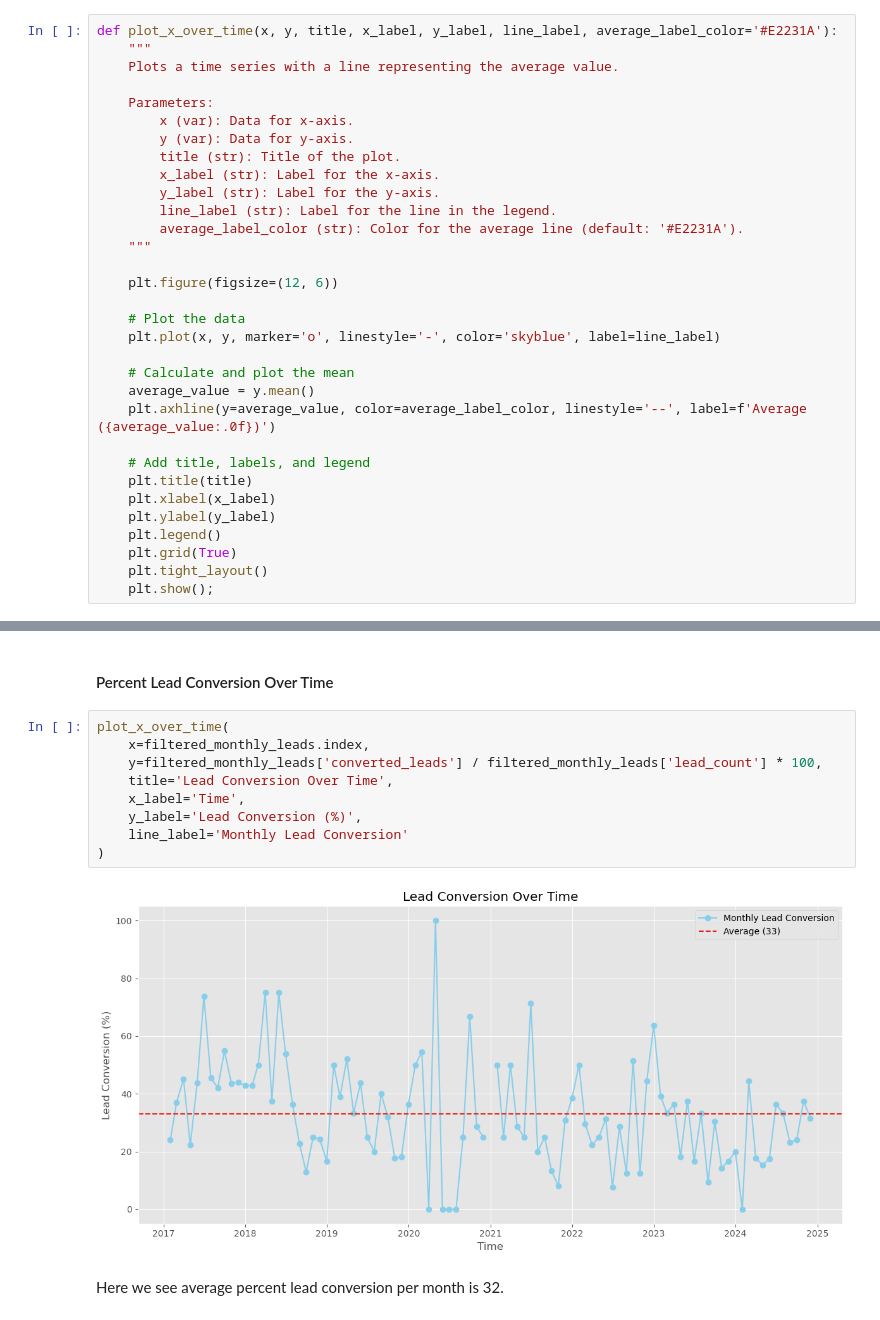
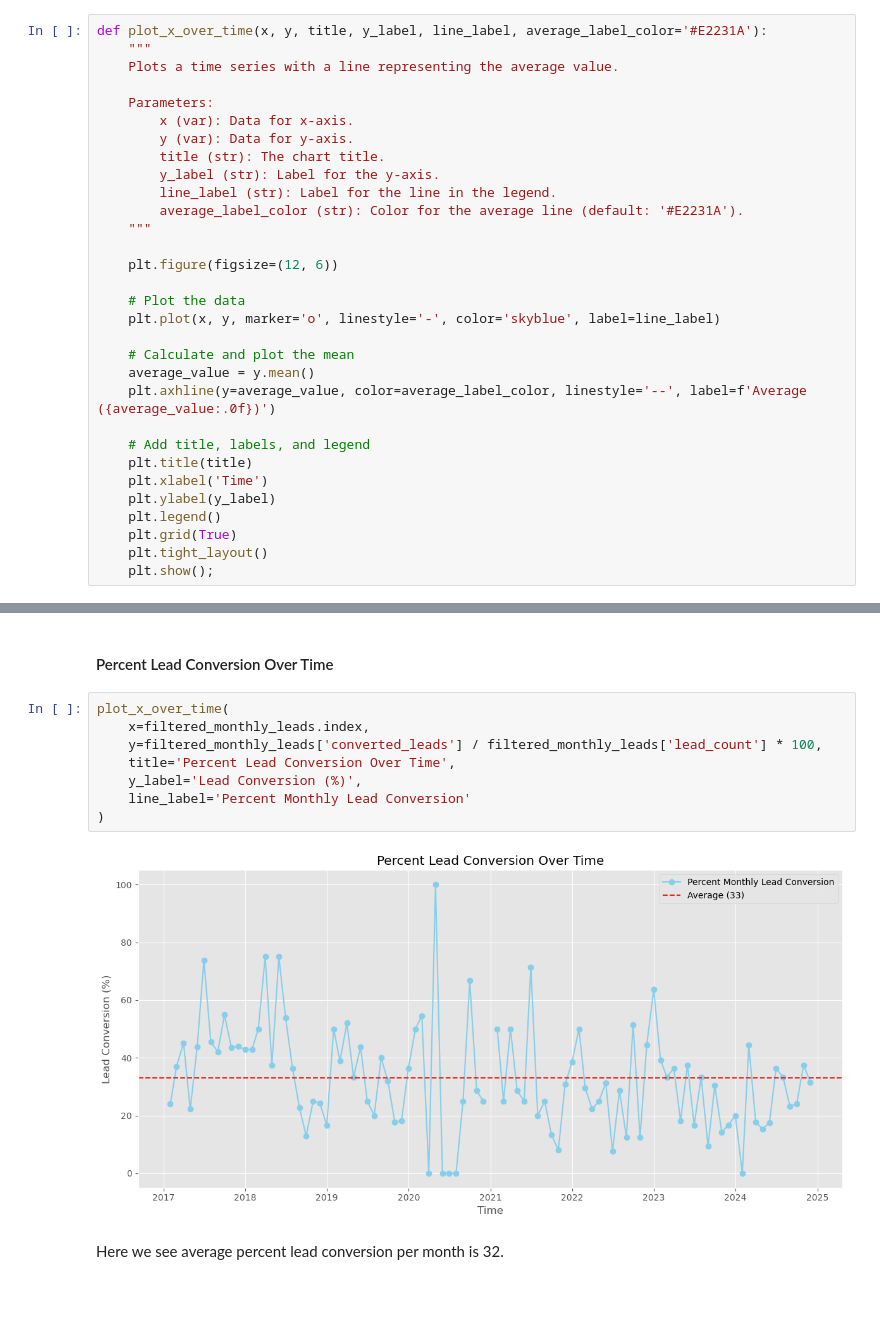
Before and after one commit to elijahlopez94/trends_in_supplemental_education_program, a Jupyter notebook: eda_notebook.ipynb, the cells around one changed output, grey strips where cells are left out. Cells and saved outputs as stored; diff of their text form.

```diff
--- a/eda_notebook.ipynb
+++ b/eda_notebook.ipynb
@@ -44,15 +44,14 @@ def standardize_columns(df):
     df.columns = df.columns.str.replace(' ', '_').str.lower()
     return df
 # %%
-def plot_x_over_time(x, y, title, x_label, y_label, line_label, average_label_color='#E2231A'):
+def plot_x_over_time(x, y, title, y_label, line_label, average_label_color='#E2231A'):
     """
     Plots a time series with a line representing the average value.
 
     Parameters:
         x (var): Data for x-axis.
         y (var): Data for y-axis.
-        title (str): Title of the plot.
-        x_label (str): Label for the x-axis.
+        title (str): The chart title.
         y_label (str): Label for the y-axis.
         line_label (str): Label for the line in the legend.
         average_label_color (str): Color for the average line (default: '#E2231A').
@@ -69,7 +68,7 @@ def plot_x_over_time(x, y, title, x_label, y_label, line_label, average_label_co
 
     # Add title, labels, and legend
     plt.title(title)
-    plt.xlabel(x_label)
+    plt.xlabel('Time')
     plt.ylabel(y_label)
     plt.legend()
     plt.grid(True)
@@ -471,14 +479,13 @@ plt.tight_layout();
 # %%
 plot_x_over_time(
     x=filtered_monthly_leads.index,
     y=filtered_monthly_leads['converted_leads'] / filtered_monthly_leads['lead_count'] * 100,
-    title='Lead Conversion Over Time',
-    x_label='Time',
+    title='Percent Lead Conversion Over Time',
     y_label='Lead Conversion (%)',
-    line_label='Monthly Lead Conversion'
+    line_label='Percent Monthly Lead Conversion'
 )
 # %% [output]
-[figure, old version]
+[figure, new version]
 # %% [markdown]
 Here we see average percent lead conversion per month is 32.
 # %% [markdown]
```
Also changed, not shown: parts of 17 cells of this notebook.
